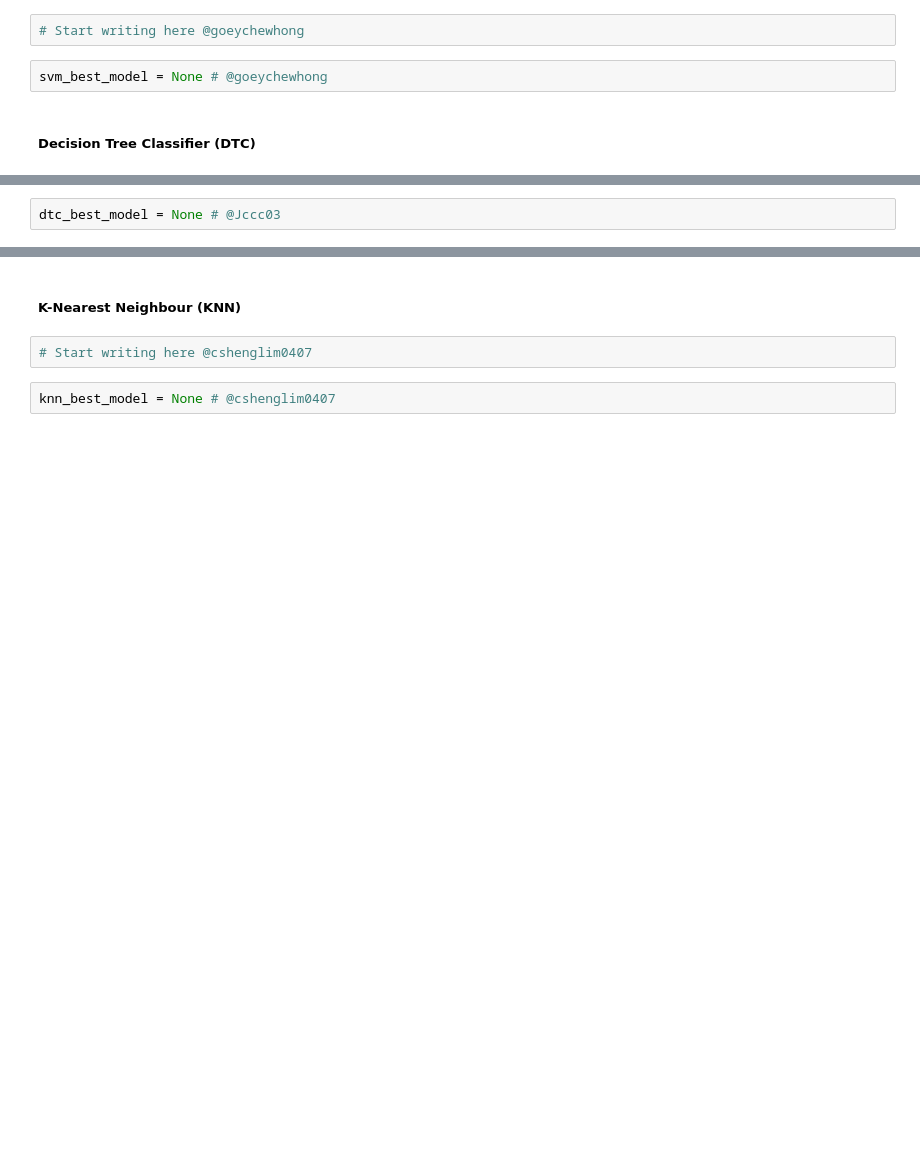
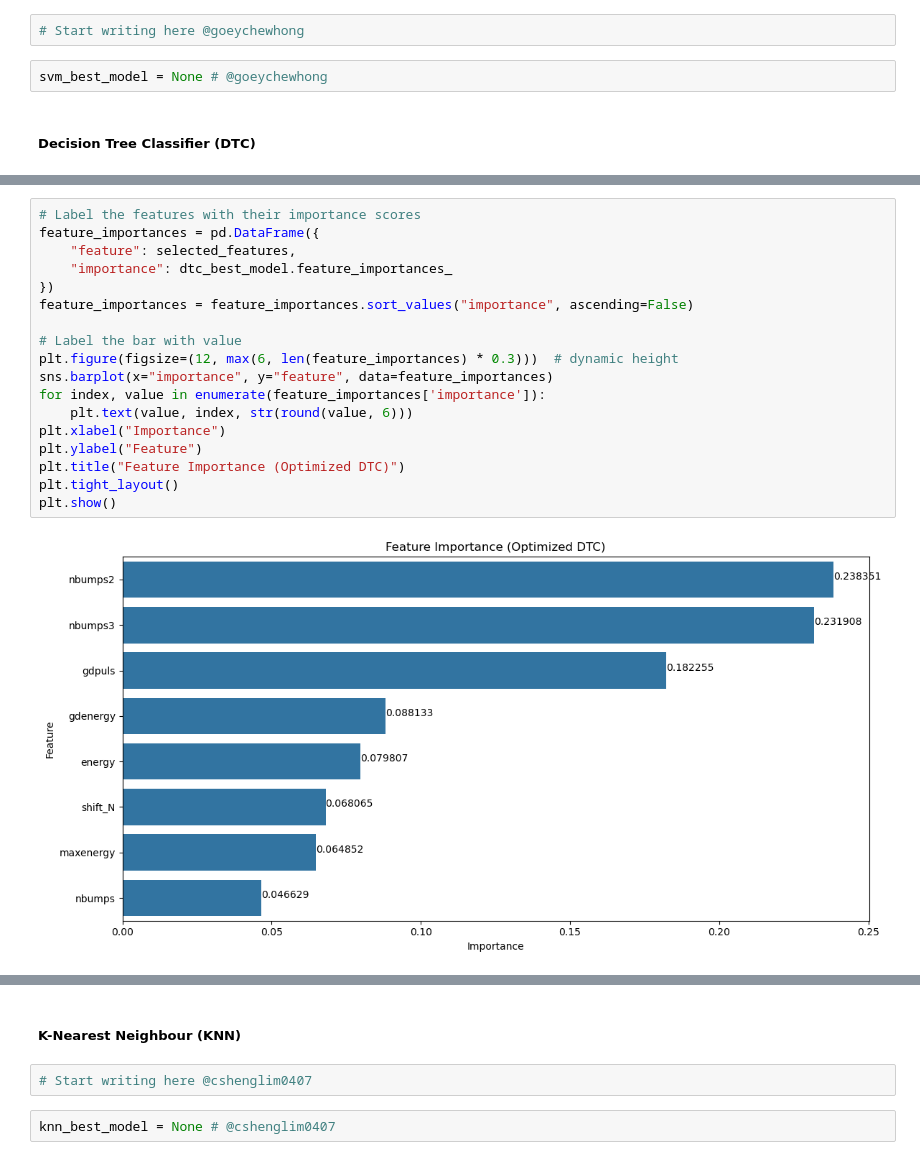
Before and after one commit to WenHao1223/cpc251-proj, a Jupyter notebook: Seismic/CPC251_Project_Part1_Seismic6.ipynb, the cells around one changed output, grey strips where cells are left out. Drawn from its saved outputs; the diff is of its cells as text; blank space fills up the shorter version.

```diff
--- a/Seismic/CPC251_Project_Part1_Seismic6.ipynb
+++ b/Seismic/CPC251_Project_Part1_Seismic6.ipynb
@@ -798,2 +809,20 @@ plt.show()
-# %%
-dtc_best_model = None # @Jccc03
+# %%
+# Label the features with their importance scores
+feature_importances = pd.DataFrame({
+    "feature": selected_features,
+    "importance": dtc_best_model.feature_importances_
+})
+feature_importances = feature_importances.sort_values("importance", ascending=False)
+
+# Label the bar with value
+plt.figure(figsize=(12, max(6, len(feature_importances) * 0.3)))  # dynamic height
+sns.barplot(x="importance", y="feature", data=feature_importances)
+for index, value in enumerate(feature_importances['importance']):
+    plt.text(value, index, str(round(value, 6)))
+plt.xlabel("Importance")
+plt.ylabel("Feature")
+plt.title("Feature Importance (Optimized DTC)")
+plt.tight_layout()
+plt.show()
+# %% [output]
+[figure, added]
```
Also changed, not shown: parts of 17 cells of this notebook.
